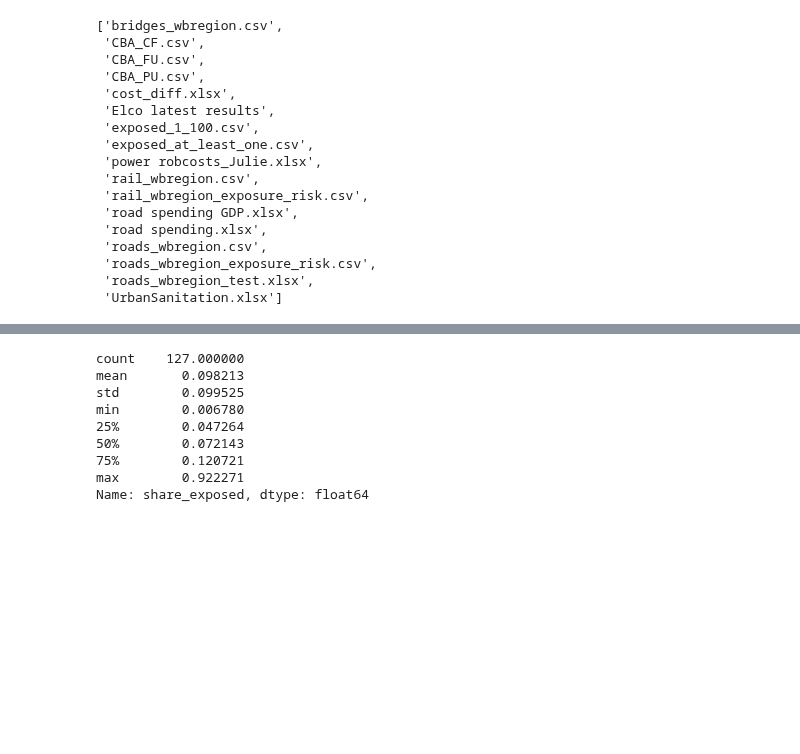
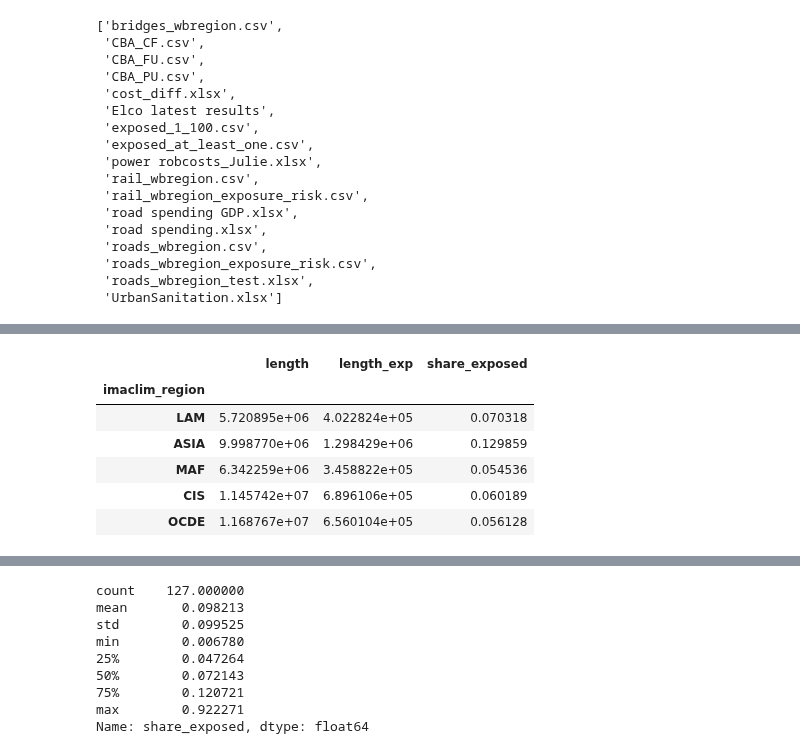
Before and after one commit to julierozenberg/infra_needs_analyses, a Jupyter notebook: transport_global_resilience.ipynb, the cells around one changed output, grey strips where cells are left out. Drawn from its saved outputs; the diff is of its cells as text; code cells hidden in the pictures; blank space fills up the shorter version.

```diff
--- a/transport_global_resilience.ipynb
+++ b/transport_global_resilience.ipynb
@@ -55,3 +88,13 @@ CBA_PU = pd.read_csv(resilience_folder2+'CBA_PU.csv').rename(columns={"length_ex
+# %%
+exposed_all_floods_imaclim
+# %% [output]
+|  | length | length_exp | share_exposed |
+| imaclim_region |  |  |  |
+| LAM | 5.720895e+06 | 4.022824e+05 | 0.070318 |
+| ASIA | 9.998770e+06 | 1.298429e+06 | 0.129859 |
+| MAF | 6.342259e+06 | 3.458822e+05 | 0.054536 |
+| CIS | 1.145742e+07 | 6.896106e+05 | 0.060189 |
+| OCDE | 1.168767e+07 | 6.560104e+05 | 0.056128 |
 # %%
 exposed_floods = CBA_CF[["Unnamed: 0","ISO_3digit","length","length_exp_CF"]].merge(CBA_FU[["Unnamed: 0","length_exp_FU"]],on=["Unnamed: 0"]).merge(CBA_PU[["Unnamed: 0","length_exp_PU"]],on=["Unnamed: 0"])
 # %%
```
Also changed, not shown: parts of 13 cells of this notebook.
